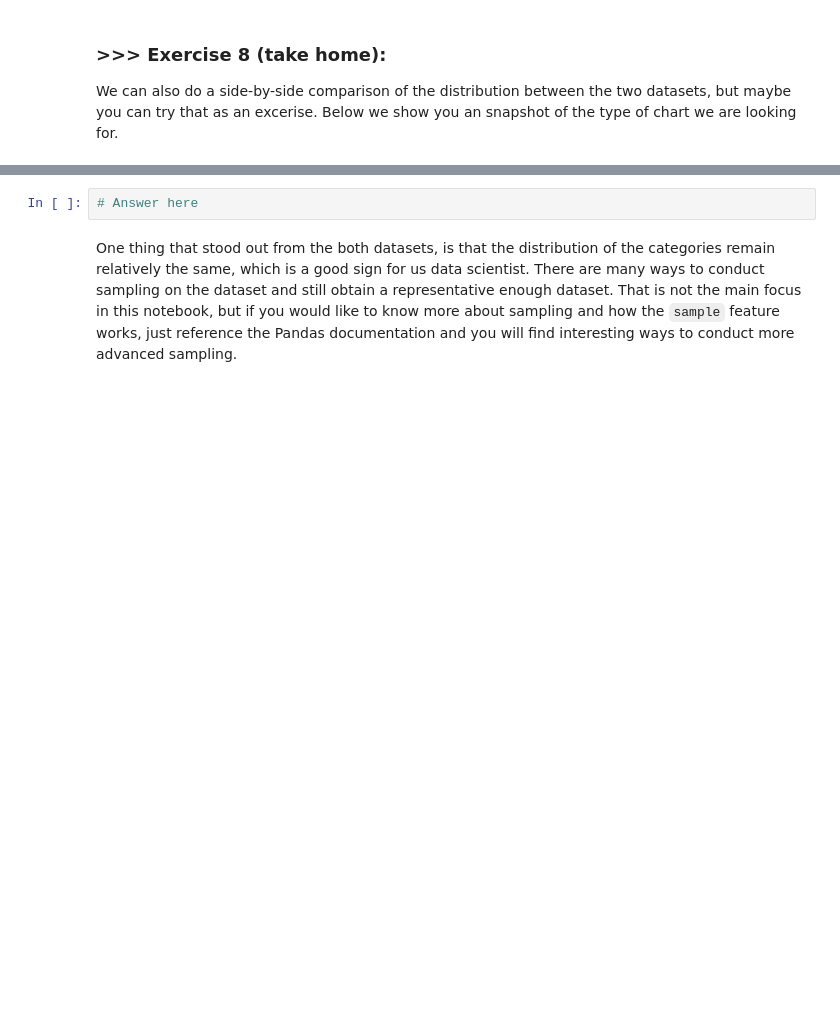
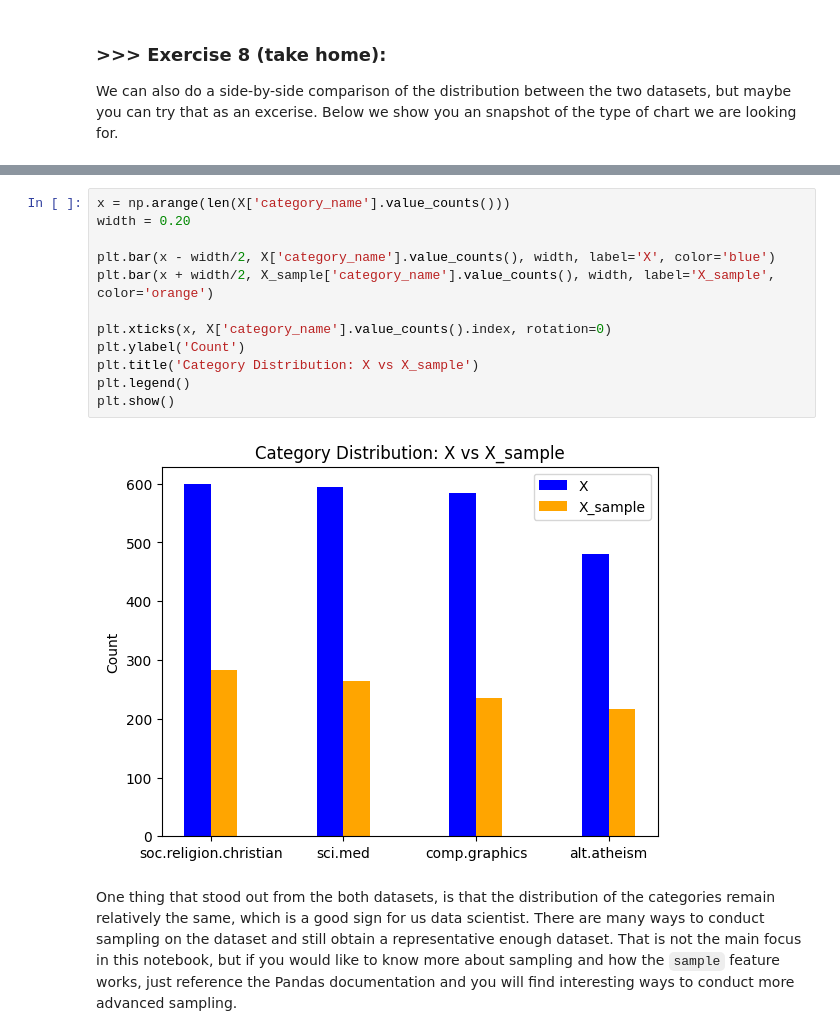
Before and after one commit to Nimomohamed-you/DM2025-Lab1-Exercise, a Jupyter notebook: DM2025-Lab1-Master.ipynb, the cells around one changed output, grey strips where cells are left out. Drawn from its saved outputs; the diff is of its cells as text; blank space fills up the shorter version.

```diff
--- a/DM2025-Lab1-Master.ipynb
+++ b/DM2025-Lab1-Master.ipynb
@@ -729,8 +806,20 @@ Notice that for the `ylim` parameters we hardcoded the maximum value for y. Is i
 We can also do a side-by-side comparison of the distribution between the two datasets, but maybe you can try that as an excerise. Below we show you an snapshot of the type of chart we are looking for.
 # %% [markdown]
 ![alt txt](https://i.imgur.com/9eO431H.png)
-# %%
-# Answer here
+# %%
+x = np.arange(len(X['category_name'].value_counts()))
+width = 0.20
+
+plt.bar(x - width/2, X['category_name'].value_counts(), width, label='X', color='blue')
+plt.bar(x + width/2, X_sample['category_name'].value_counts(), width, label='X_sample', color='orange')
+
+plt.xticks(x, X['category_name'].value_counts().index, rotation=0)
+plt.ylabel('Count')
+plt.title('Category Distribution: X vs X_sample')
+plt.legend()
+plt.show()
+# %% [output]
+[figure, added]
 # %% [markdown]
 One thing that stood out from the both datasets, is that the distribution of the categories remain relatively the same, which is a good sign for us data scientist. There are many ways to conduct sampling on the dataset and still obtain a representative enough dataset. That is not the main focus in this notebook, but if you would like to know more about sampling and how the `sample` feature works, just reference the Pandas documentation and you will find interesting ways to conduct more advanced sampling.
 # %% [markdown]
```
Also changed, not shown: parts of 24 cells of this notebook.
